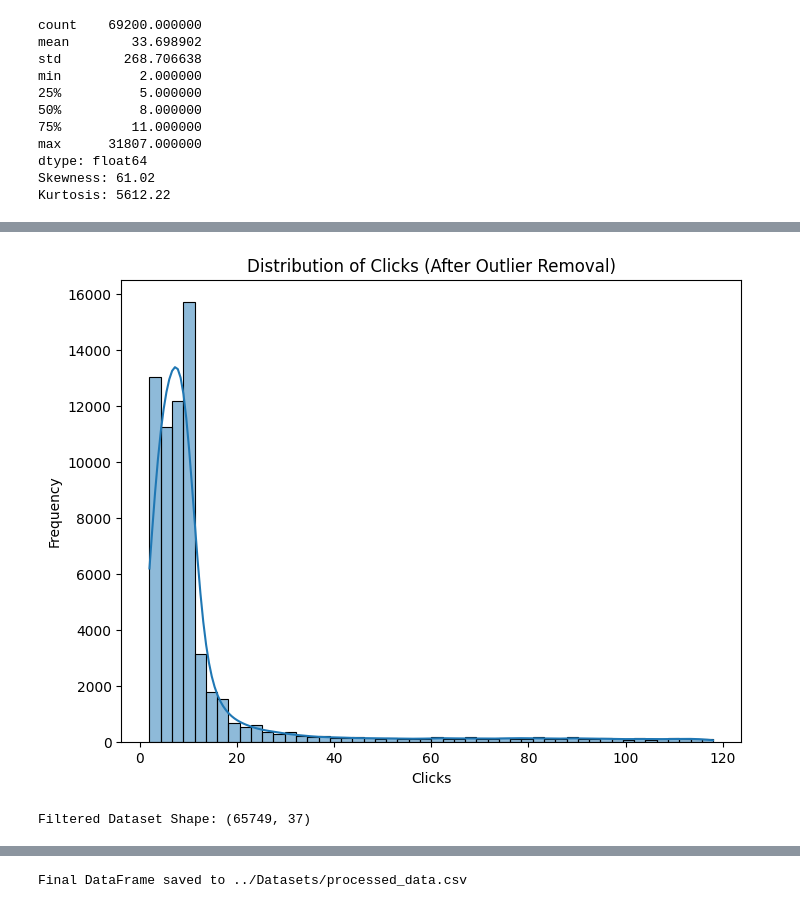
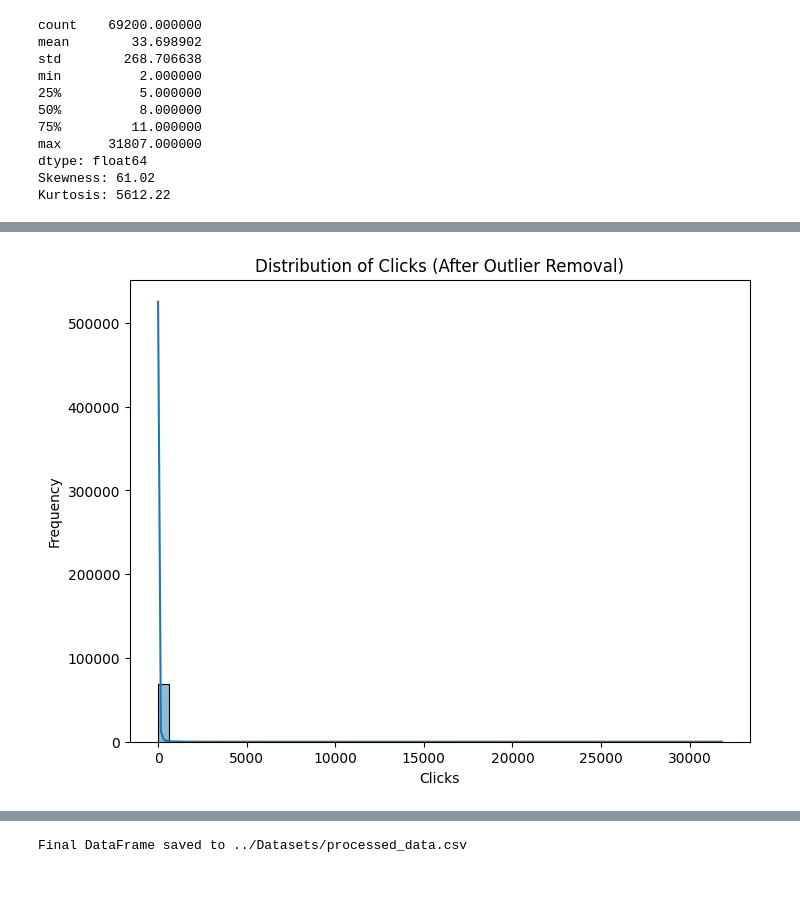
Before and after one commit to GinuraAdikari/InsightHive, a Jupyter notebook: Customer Engagement prediction/Data_preprocess/Data_preprocess.ipynb, the cells around one changed output, grey strips where cells are left out. Cells and saved outputs as stored; diff of their text form; code cells hidden in the pictures.

```diff
--- a/Customer Engagement prediction/Data_preprocess/Data_preprocess.ipynb
+++ b/Customer Engagement prediction/Data_preprocess/Data_preprocess.ipynb
@@ -64,7 +64,7 @@ dtype: int64 72612
 df = df.drop(columns=['total_reach','unique_reach','position_in_content',
                       'max_bid_cpm','network_margin','approved_budget',
                       'exchange_rate','stats_currency','advertiser_currency',
-                      'cmi_currency_code','landing_page', 'time', 'impressions'])
+                      'cmi_currency_code','landing_page', 'time'])
 # %% [markdown]
 ## Creative
 # %% [markdown]
@@ -507,15 +566,16 @@ Normalized Click Values (Min-Max): [0.05172414 0.36206897 0.25862069 0.39655172
 # %%
+import matplotlib.pyplot as plt
+import seaborn as sns
+
+
 plt.figure(figsize=(8, 6))
-sns.histplot(click_values_filtered, bins=50, kde=True)
+sns.histplot(df['clicks'], bins=50, kde=True)
 plt.title('Distribution of Clicks (After Outlier Removal)')
 plt.xlabel('Clicks')
 plt.ylabel('Frequency')
 plt.show()
 # %% [output]
-[figure, old version]
+[figure, new version]
 # %%
 # Keep only the rows where clicks are below the threshold
 df = df[df['clicks'] <= threshold]
-print(f"Filtered Dataset Shape: {df.shape}")
-# %% [output]
-Filtered Dataset Shape: (65749, 37)
```
Also changed, not shown: parts of 15 cells of this notebook, 11 other files.
